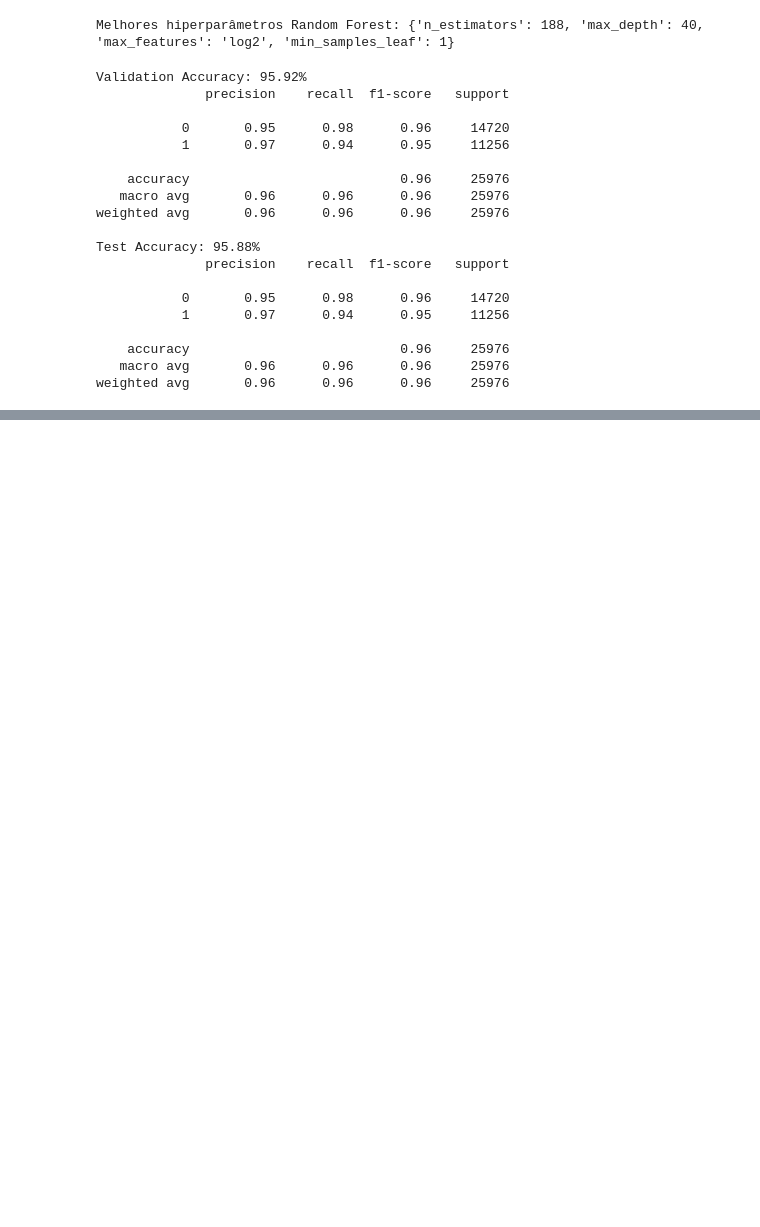
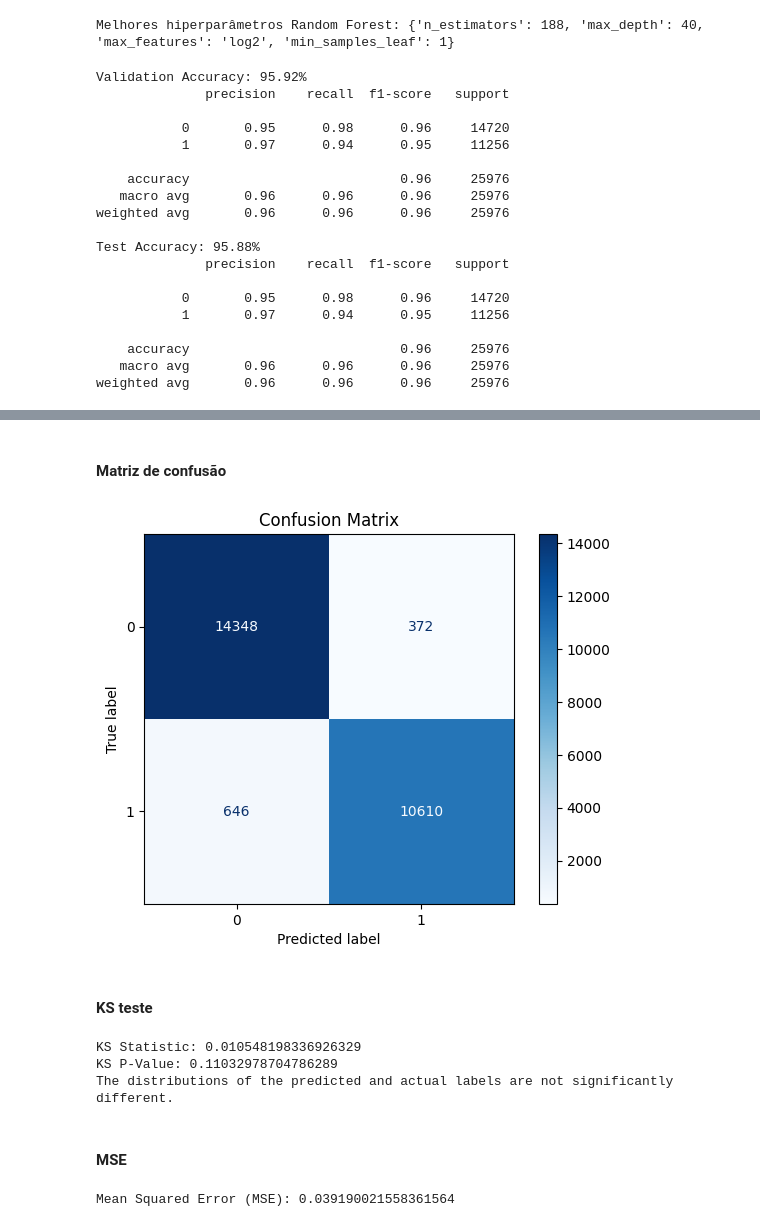
Before and after one commit to CynaraCosta/final-project-if702, a Jupyter notebook: main.ipynb, the cells around one changed output, grey strips where cells are left out. Saved outputs shown, nothing was run; the diff lists cells and outputs as text; code cells hidden in the pictures; blank space fills up the shorter version.

```diff
--- a/main.ipynb
+++ b/main.ipynb
@@ -571,0 +684,7 @@ weighted avg       0.96      0.96      0.96     25976
+# %%
+# # Previsões
+y_test_pred_xgb = xgb_model.predict(X_test)
+
+print('Test Classification Report:')
+print(classification_report(y_test, y_test_pred_xgb))
+print('Accuracy Score:', accuracy_score(y_test, y_test_pred_xgb))
@@ -571,0 +727,46 @@ weighted avg       0.96      0.96      0.96     25976
+# %% [markdown]
+#### Matriz de confusão
+# %%
+from sklearn.metrics import confusion_matrix, ConfusionMatrixDisplay
+import matplotlib.pyplot as plt
+
+label_encoders = {}
+for column in ['Gender', 'Customer Type', 'Type of Travel', 'Class', 'satisfaction']:
+    le = LabelEncoder()
+    data[column] = le.fit_transform(data[column])
+    label_encoders[column] = le
+
+cm = confusion_matrix(y_test, y_test_pred_xgb)
+
+disp = ConfusionMatrixDisplay(confusion_matrix=cm, display_labels=label_encoders['satisfaction'].classes_)
+
+disp.plot(cmap='Blues')
+plt.title('Confusion Matrix')
+plt.show()
+# %% [output]
+[figure, added]
+# %% [markdown]
+#### KS teste
+# %%
+from scipy.stats import ks_2samp
+
+ks_stat, ks_p_value = ks_2samp(y_test, y_test_pred_xgb)
+print(f'KS Statistic: {ks_stat}')
+print(f'KS P-Value: {ks_p_value}')
+
+alpha = 0.05
+if ks_p_value < alpha:
+    print("The distributions of the predicted and actual labels are significantly different.")
+else:
+    print("The distributions of the predicted and actual labels are not significantly different.")
+# %% [output]
+KS Statistic: 0.010548198336926329
+KS P-Value: 0.11032978704786289
+The distributions of the predicted and actual labels are not significantly different.
+# %% [markdown]
+#### MSE
+# %%
+mse = mean_squared_error(y_test, y_test_pred_xgb)
+print('Mean Squared Error (MSE):', mse)
+# %% [output]
+Mean Squared Error (MSE): 0.039190021558361564
```
Also changed, not shown: parts of 34 cells of this notebook, 1 other file.
